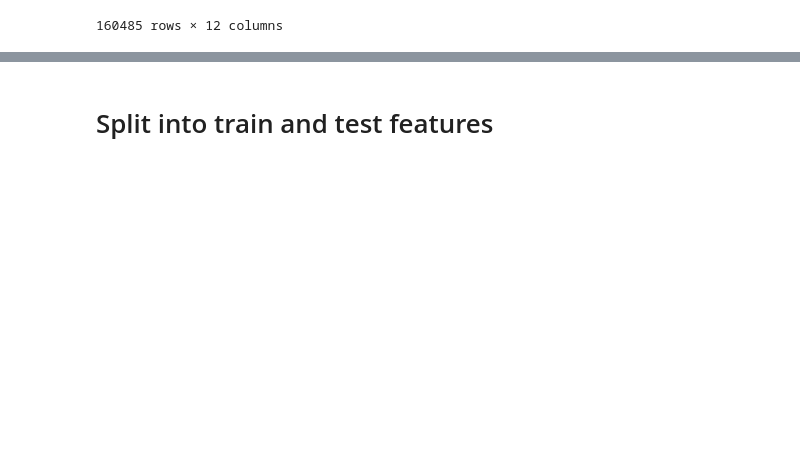
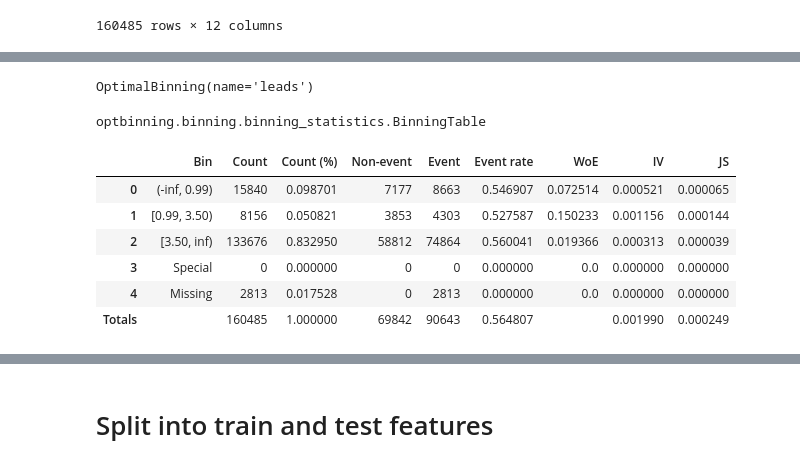
Before and after one commit to marielakinn/Social_media, a Jupyter notebook: nnML_StandIn.ipynb, the cells around one changed output, grey strips where cells are left out. Saved outputs shown, nothing was run; the diff lists cells and outputs as text; code cells hidden in the pictures; blank space fills up the shorter version.

```diff
--- a/nnML_StandIn.ipynb
+++ b/nnML_StandIn.ipynb
@@ -696,0 +665,4 @@ sc.woebin_plot(bins)
+# %%
+optb.fit(x, y)
+# %% [output]
+OptimalBinning(name='leads')
@@ -696,0 +671,24 @@ sc.woebin_plot(bins)
+# %%
+type(binning_table)
+# %% [output]
+optbinning.binning.binning_statistics.BinningTable
+# %%
+binning_table.build()
+### What does it mean:
+# Bin: the intervals delimited by the optimal split points.
+# Count: the number of records for each bin.
+# Count (%): the percentage of records for each bin.
+# Non-event: the number of non-event records (y=0) for each bin.
+# Event: the number of event records (y=1) for each bin.
+# Event rate: the percentage of event records for each bin.
+# WoE: the Weight-of-Evidence for each bin.
+# IV: the Information Value (also known as Jeffrey’s divergence) for each bin.
+# JS: the Jensen-Shannon divergence for each bin.
+# %% [output]
+|  | Bin | Count | Count (%) | Non-event | Event | Event rate | WoE | IV | JS |
+| 0 | (-inf, 0.99) | 15840 | 0.098701 | 7177 | 8663 | 0.546907 | 0.072514 | 0.000521 | 0.000065 |
+| 1 | [0.99, 3.50) | 8156 | 0.050821 | 3853 | 4303 | 0.527587 | 0.150233 | 0.001156 | 0.000144 |
+| 2 | [3.50, inf) | 133676 | 0.832950 | 58812 | 74864 | 0.560041 | 0.019366 | 0.000313 | 0.000039 |
+| 3 | Special | 0 | 0.000000 | 0 | 0 | 0.000000 | 0.0 | 0.000000 | 0.000000 |
+| 4 | Missing | 2813 | 0.017528 | 0 | 2813 | 0.000000 | 0.0 | 0.000000 | 0.000000 |
+| Totals |  | 160485 | 1.000000 | 69842 | 90643 | 0.564807 |  | 0.001990 | 0.000249 |
```
Also changed, not shown: parts of 28 cells of this notebook.
